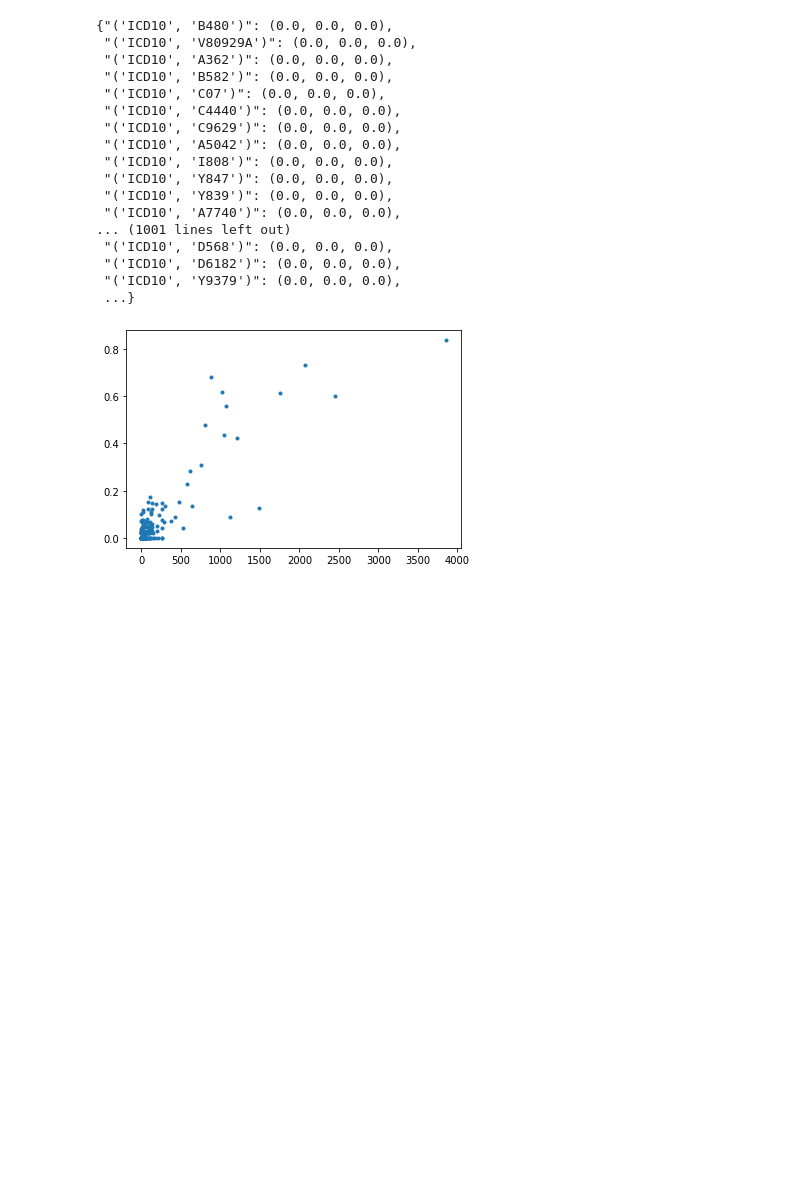
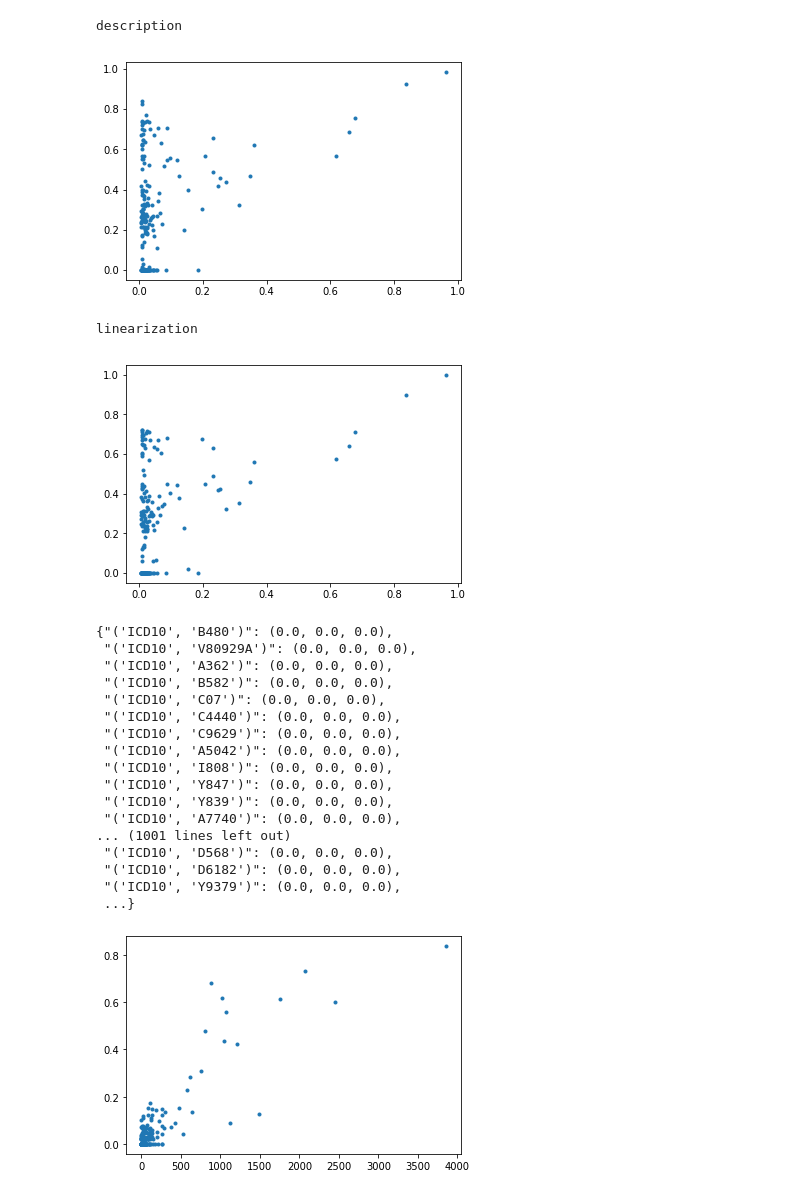
Before and after one commit to dmcinerney/ehr-extraction-models, a Jupyter notebook: unsupervised_ananlysis.ipynb, the cells around one changed output. Saved outputs shown, nothing was run; the diff lists cells and outputs as text; code cells hidden in the pictures; blank space fills up the shorter version.

```diff
--- a/unsupervised_ananlysis.ipynb
+++ b/unsupervised_ananlysis.ipynb
@@ -94,0 +94,7 @@ ds_scores = calculate_all_scores(ds)
+# %%
+plot_fraction_positive(counts, dfs, code_subset)
+# %% [output]
+description
+[figure, added]
+linearization
+[figure, added]
```
Also changed, not shown: parts of 10 cells of this notebook, 1 other file.
